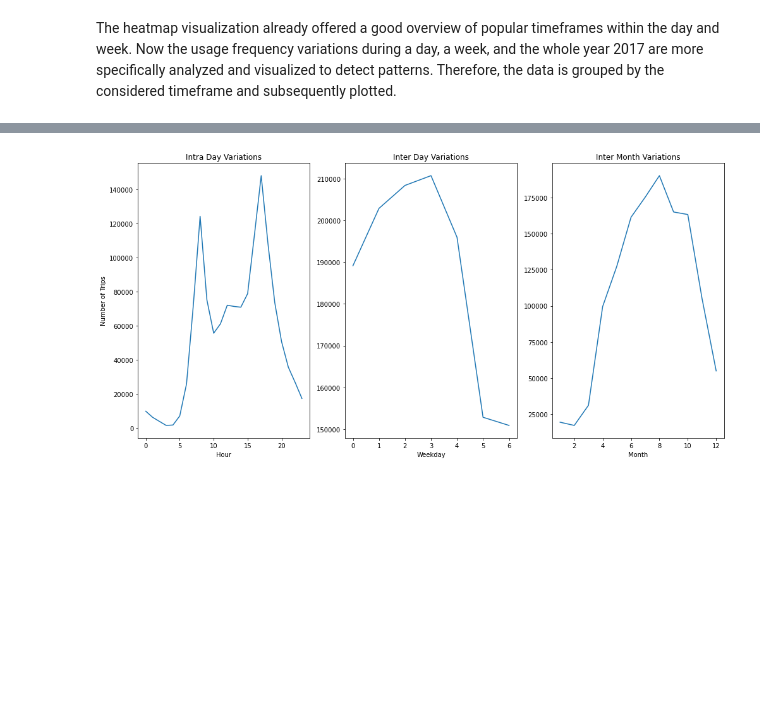
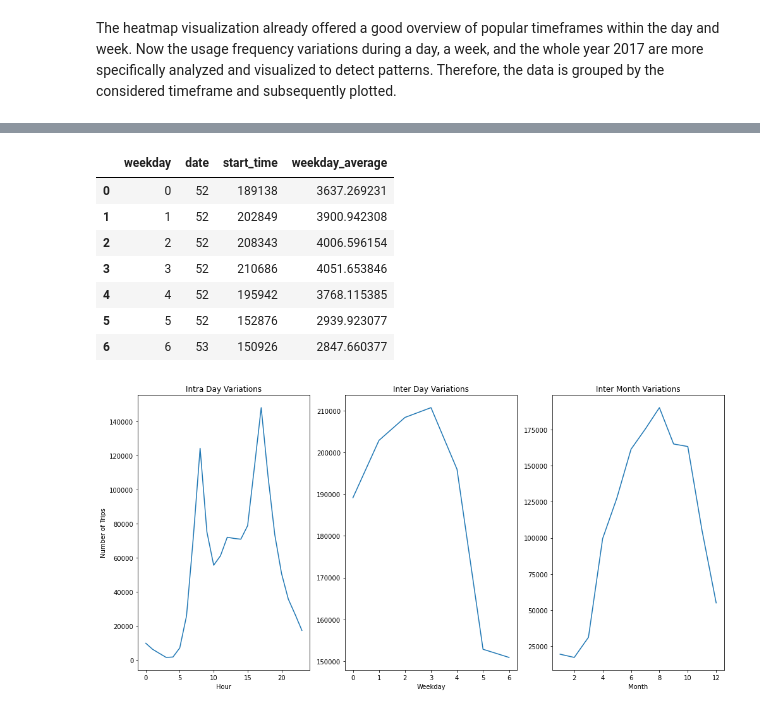
Before and after one commit to NinoVo931/AA_Project, a Jupyter notebook: DataDescription.ipynb, the cells around one changed output, grey strips where cells are left out. Drawn from its saved outputs; the diff is of its cells as text; code cells hidden in the pictures; blank space fills up the shorter version.

```diff
--- a/DataDescription.ipynb
+++ b/DataDescription.ipynb
@@ -83,3 +106,21 @@ variation_year = df_Trips.groupby('month').size()
+# %%
+# Calculating average values for each weekday by number of respective weekday in year
+weeks_sliced = df_Trips[['start_time', 'weekday']].copy()
+weeks_sliced['date'] = weeks_sliced['start_time'].dt.date
+
+week_aggregation = weeks_sliced.groupby('weekday', as_index = False).agg({'date': 'nunique', 'start_time' : 'count'})
+week_aggregation['weekday_average'] = week_aggregation['start_time'] / week_aggregation['date']
+
+week_aggregation
+# %% [output]
+|  | weekday | date | start_time | weekday_average |
+| 0 | 0 | 52 | 189138 | 3637.269231 |
+| 1 | 1 | 52 | 202849 | 3900.942308 |
+| 2 | 2 | 52 | 208343 | 4006.596154 |
+| 3 | 3 | 52 | 210686 | 4051.653846 |
+| 4 | 4 | 52 | 195942 | 3768.115385 |
+| 5 | 5 | 52 | 152876 | 2939.923077 |
+| 6 | 6 | 53 | 150926 | 2847.660377 |
 # %%
 # Plotting the diagrams of the aggregated data for all three variation types in a subplot
 
```
Also changed, not shown: parts of 1 cell of this notebook, 1 other file.
